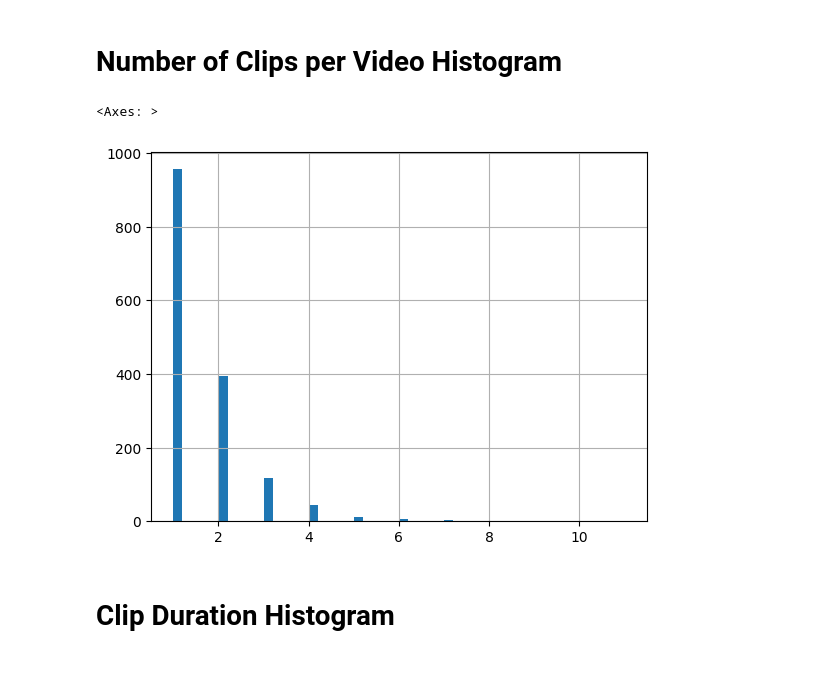
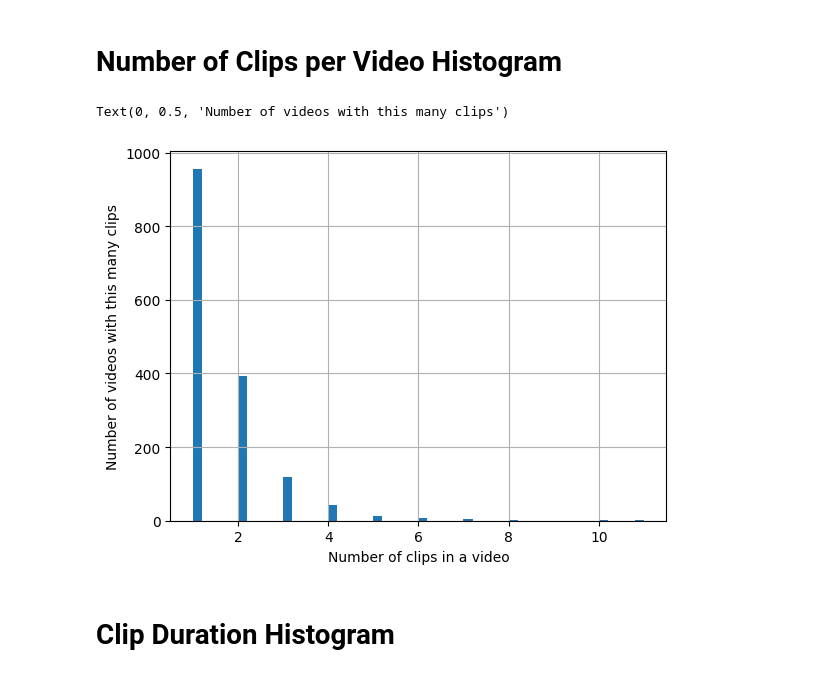
Before and after one commit to ardarslan/egocentric-video-understanding, a Jupyter notebook: scripts/03_analyze_annotations/analyze_annotations.ipynb, the cells around one changed output. Saved outputs shown, nothing was run; the diff lists cells and outputs as text; code cells hidden in the pictures.

```diff
--- a/scripts/03_analyze_annotations/analyze_annotations.ipynb
+++ b/scripts/03_analyze_annotations/analyze_annotations.ipynb
@@ -54,9 +57,11 @@ annotations_df.groupby("clip_id").count()["subset"].hist(bins=50)
 # Number of Clips per Video Histogram
 # %%
 annotations_df.groupby(["video_id"]).agg({"clip_id": "nunique"})["clip_id"].hist(bins=50)
+plt.xlabel("Number of clips in a video")
+plt.ylabel("Number of videos with this many clips")
 # %% [output]
-<Axes: >
+Text(0, 0.5, 'Number of videos with this many clips')
-[figure, old version]
+[figure, new version]
 # %% [markdown]
 # Clip Duration Histogram
 # %%
```
Also changed, not shown: parts of 13 cells of this notebook, 6 other files.
